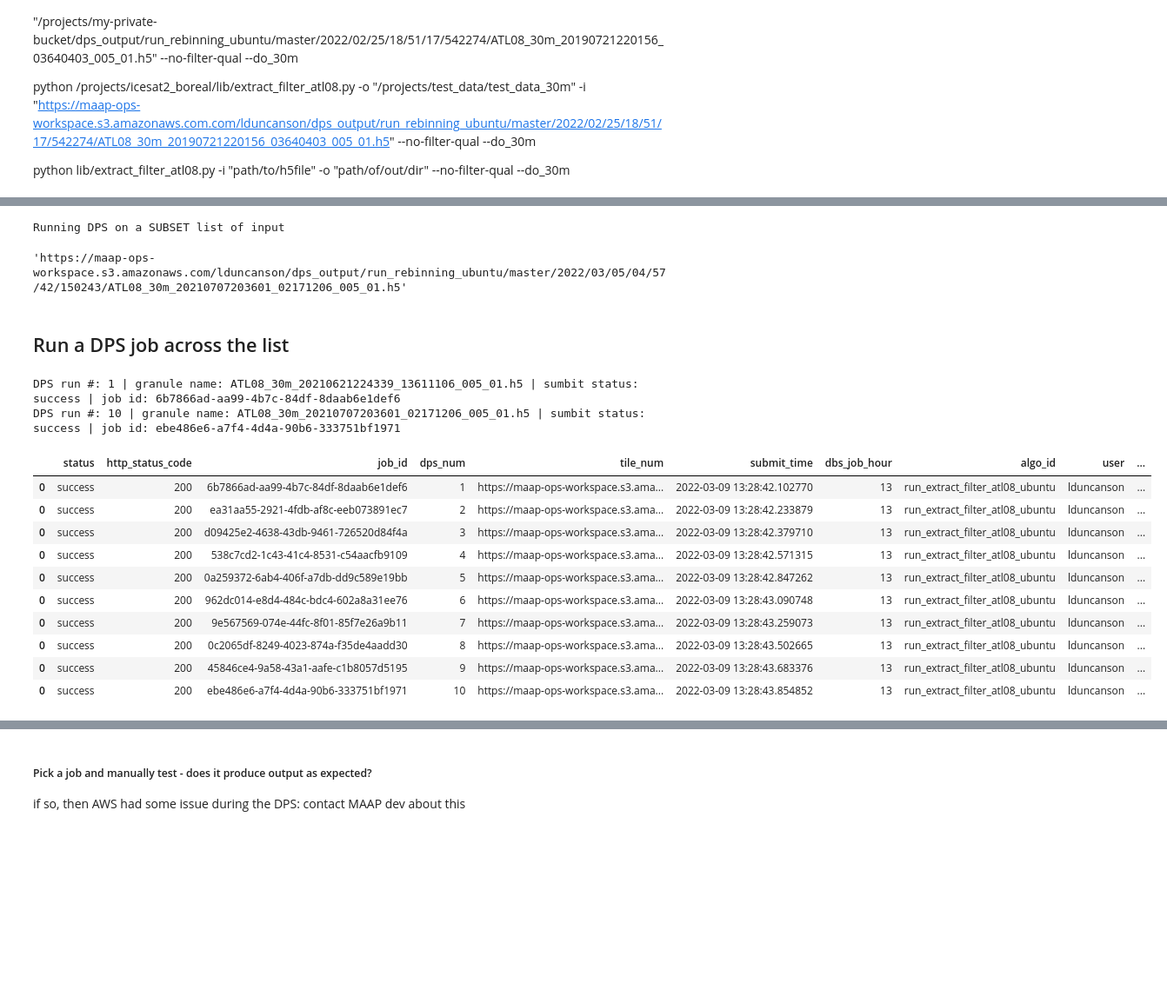
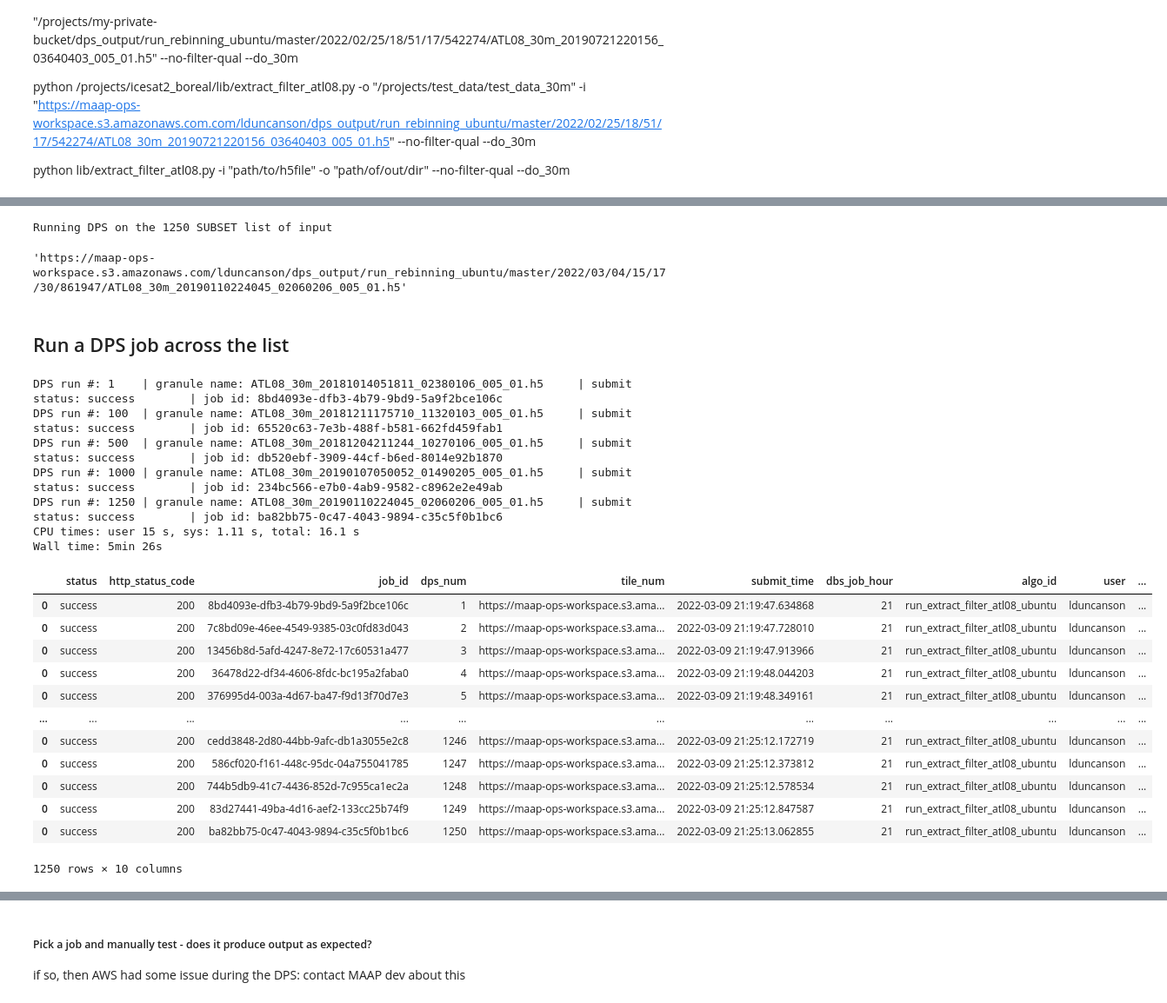
Before and after one commit to lauraduncanson/icesat2_boreal, a Jupyter notebook: dps/alg_2-3/DPS_extract.ipynb, the cells around one changed output, grey strips where cells are left out. Shown: that part at 87% size. Drawn from its saved outputs; the diff is of its cells as text; code cells hidden in the pictures; blank space fills up the shorter version.

Commit message:
DPS prep with build command update

```diff
--- a/dps/alg_2-3/DPS_extract.ipynb
+++ b/dps/alg_2-3/DPS_extract.ipynb
@@ -49,13 +73,0 @@ Wall time: 1min 32s
-# %%
-grans = [os.path.split(i)[-1].replace('.h5','') for i in atl0830m_h5_path_df.maap_path.to_list()]
-ATL08_h5_GRANULE_df = pd.DataFrame({'h5_path': ATL08_h5_GRANULE_LIST, 'granule_name': grans})
-
-csvs  = [os.path.split(i)[-1].replace('_30m.csv','') for i in atl0830m_csv_path_df.maap_path.to_list()]
-ATL08_csv_GRANULE_df = pd.DataFrame({'csv_path': ATL08_csv_GRANULE_LIST, 'granule_name': csvs})
-
-z = ATL08_h5_GRANULE_df.merge(ATL08_csv_GRANULE_df, how='left', on='granule_name')
-
-#print(z[z.csv_path.isnull()])
-
-INPUT_ATL08_GRANULE_LIST = z[z.csv_path.isnull()].h5_path.to_list()
-len(INPUT_ATL08_GRANULE_LIST)
@@ -64,70 +74,84 @@ len(INPUT_ATL08_GRANULE_LIST)
 # %%
-TEST_DPS  = True
+TEST_DPS  = False
 
 if TEST_DPS:
     print('Running DPS on a SUBSET list of input')
-    DPS_INPUT_ATL08_GRANULE_LIST = INPUT_ATL08_GRANULE_LIST[-10:]
+    DPS_INPUT_ATL08_GRANULE_LIST = INPUT_ATL08_GRANULE_LIST[-100:]
 else:
-    print('Running DPS on the FULL list of input')
-    DPS_INPUT_ATL08_GRANULE_LIST = INPUT_ATL08_GRANULE_LIST
+    LIST_SIZE = 1250
+    print(f'Running DPS on the {LIST_SIZE} SUBSET list of input')
+    DPS_INPUT_ATL08_GRANULE_LIST = INPUT_ATL08_GRANULE_LIST[0:LIST_SIZE]
 
 DPS_INPUT_ATL08_GRANULE_LIST[-1]
 # %% [output]
-Running DPS on a SUBSET list of input
+Running DPS on the 1250 SUBSET list of input
-'https://maap-ops-workspace.s3.amazonaws.com/lduncanson/dps_output/run_rebinning_ubuntu/master/2022/03/05/04/57/42/150243/ATL08_30m_20210707203601_02171206_005_01.h5'
+'https://maap-ops-workspace.s3.amazonaws.com/lduncanson/dps_output/run_rebinning_ubuntu/master/2022/03/04/15/17/30/861947/ATL08_30m_20190110224045_02060206_005_01.h5'
 # %% [markdown]
 ## Run a DPS job across the list
 # %%
-job_results_list = []
+%%time
+submit_results_df_list = []
+len_input_list = len(DPS_INPUT_ATL08_GRANULE_LIST)
 
 for i, INPUT_ATL08_GRANULE in enumerate(DPS_INPUT_ATL08_GRANULE_LIST):
 
     DPS_num = i+1
     IDENTIFIER = 'run_extract_filter_atl08'
     ALGO_ID = f'{IDENTIFIER}_ubuntu'
     USER = 'lduncanson'
     WORKER_TYPE = 'maap-dps-worker-8gb'
 
     in_param_dict = {
                         'input_file': INPUT_ATL08_GRANULE
                     }
 
     submit_result = maap.submitJob(
             identifier=IDENTIFIER,
             algo_id=ALGO_ID,
             version='master',
             username=USER, # username needs to be the same as whoever created the workspace
             queue=WORKER_TYPE,
             **in_param_dict
         )
 
     # Build a dataframe of submission details
     submit_result['dps_num'] = DPS_num
     submit_result['tile_num'] = INPUT_ATL08_GRANULE
     submit_result['submit_time'] = datetime.datetime.now()
-    submit_result['dbs_job_hour'] =datetime.datetime.now().hour
+    submit_result['dbs_job_hour'] = datetime.datetime.now().hour
     submit_result['algo_id'] = ALGO_ID
     submit_result['user'] = USER
     submit_result['worker_type'] = WORKER_TYPE
-    job_results_list.append(pd.DataFrame([submit_result]))
 
-    if DPS_num in [1, 100, 500, 1000, 3000, 5000, 7000, 9000, 11000, 13000, 15000, 17000, 19000, 21000, 24000, len(DPS_INPUT_ATL08_GRANULE_LIST)]:
-        print(f"DPS run #: {DPS_num} | granule name: {os.path.basename(INPUT_ATL08_GRANULE)} | sumbit status: {submit_result['status']} | job id: {submit_result['job_id']}")
-        #print(submit_result)
+    # Append to a list of data frames of submission results
+    submit_results_df_list.append(pd.DataFrame([submit_result]))
 
-job_results_df = pd.concat(job_results_list)
-job_results_df
+    if DPS_num in [1, 100, 500, 1000, 1500, 2000, 3000, 5000, 7000, 9000, 11000, 13000, 15000, 17000, 19000, 21000, 24000, len_input_list]:
+        print(f"DPS run #: {DPS_num}\t| granule name: {os.path.basename(INPUT_ATL08_GRANULE)}\t| submit status: {submit_result['status']}\t| job id: {submit_result['job_id']}")
+
+# Build a final submission results df and save
+submit_results_df = pd.concat(submit_results_df_list)
+nowtime = pd.Timestamp.now().strftime('%Y%m%d%H%M')
+submit_results_df.to_csv(f'/projects/my-public-bucket/DPS_{IDENTIFIER}_submission_results_{len_input_list}_{nowtime}.csv')
+submit_results_df
 # %% [output]
-DPS run #: 1 | granule name: ATL08_30m_20210621224339_13611106_005_01.h5 | sumbit status: success | job id: 6b7866ad-aa99-4b7c-84df-8daab6e1def6
-DPS run #: 10 | granule name: ATL08_30m_20210707203601_02171206_005_01.h5 | sumbit status: success | job id: ebe486e6-a7f4-4d4a-90b6-333751bf1971
+DPS run #: 1    | granule name: ATL08_30m_20181014051811_02380106_005_01.h5     | submit status: success        | job id: 8bd4093e-dfb3-4b79-9bd9-5a9f2bce106c
+DPS run #: 100  | granule name: ATL08_30m_20181211175710_11320103_005_01.h5     | submit status: success        | job id: 65520c63-7e3b-488f-b581-662fd459fab1
+DPS run #: 500  | granule name: ATL08_30m_20181204211244_10270106_005_01.h5     | submit status: success        | job id: db520ebf-3909-44cf-b6ed-8014e92b1870
+DPS run #: 1000 | granule name: ATL08_30m_20190107050052_01490205_005_01.h5     | submit status: success        | job id: 234bc566-e7b0-4ab9-9582-c8962e2e49ab
+DPS run #: 1250 | granule name: ATL08_30m_20190110224045_02060206_005_01.h5     | submit status: success        | job id: ba82bb75-0c47-4043-9894-c35c5f0b1bc6
+CPU times: user 15 s, sys: 1.11 s, total: 16.1 s
+Wall time: 5min 26s
 |  | status | http_status_code | job_id | dps_num | tile_num | submit_time | dbs_job_hour | algo_id | user | ... |
-| 0 | success | 200 | 6b7866ad-aa99-4b7c-84df-8daab6e1def6 | 1 | https://maap-ops-workspace.s3.ama... | 2022-03-09 13:28:42.102770 | 13 | run_extract_filter_atl08_ubuntu | lduncanson | ... |
-| 0 | success | 200 | ea31aa55-2921-4fdb-af8c-eeb073891ec7 | 2 | https://maap-ops-workspace.s3.ama... | 2022-03-09 13:28:42.233879 | 13 | run_extract_filter_atl08_ubuntu | lduncanson | ... |
-| 0 | success | 200 | d09425e2-4638-43db-9461-726520d84f4a | 3 | https://maap-ops-workspace.s3.ama... | 2022-03-09 13:28:42.379710 | 13 | run_extract_filter_atl08_ubuntu | lduncanson | ... |
-| 0 | success | 200 | 538c7cd2-1c43-41c4-8531-c54aacfb9109 | 4 | https://maap-ops-workspace.s3.ama... | 2022-03-09 13:28:42.571315 | 13 | run_extract_filter_atl08_ubuntu | lduncanson | ... |
-| 0 | success | 200 | 0a259372-6ab4-406f-a7db-dd9c589e19bb | 5 | https://maap-ops-workspace.s3.ama... | 2022-03-09 13:28:42.847262 | 13 | run_extract_filter_atl08_ubuntu | lduncanson | ... |
-| 0 | success | 200 | 962dc014-e8d4-484c-bdc4-602a8a31ee76 | 6 | https://maap-ops-workspace.s3.ama... | 2022-03-09 13:28:43.090748 | 13 | run_extract_filter_atl08_ubuntu | lduncanson | ... |
-| 0 | success | 200 | 9e567569-074e-44fc-8f01-85f7e26a9b11 | 7 | https://maap-ops-workspace.s3.ama... | 2022-03-09 13:28:43.259073 | 13 | run_extract_filter_atl08_ubuntu | lduncanson | ... |
-| 0 | success | 200 | 0c2065df-8249-4023-874a-f35de4aadd30 | 8 | https://maap-ops-workspace.s3.ama... | 2022-03-09 13:28:43.502665 | 13 | run_extract_filter_atl08_ubuntu | lduncanson | ... |
-| 0 | success | 200 | 45846ce4-9a58-43a1-aafe-c1b8057d5195 | 9 | https://maap-ops-workspace.s3.ama... | 2022-03-09 13:28:43.683376 | 13 | run_extract_filter_atl08_ubuntu | lduncanson | ... |
-| 0 | success | 200 | ebe486e6-a7f4-4d4a-90b6-333751bf1971 | 10 | https://maap-ops-workspace.s3.ama... | 2022-03-09 13:28:43.854852 | 13 | run_extract_filter_atl08_ubuntu | lduncanson | ... |
+| 0 | success | 200 | 8bd4093e-dfb3-4b79-9bd9-5a9f2bce106c | 1 | https://maap-ops-workspace.s3.ama... | 2022-03-09 21:19:47.634868 | 21 | run_extract_filter_atl08_ubuntu | lduncanson | ... |
+| 0 | success | 200 | 7c8bd09e-46ee-4549-9385-03c0fd83d043 | 2 | https://maap-ops-workspace.s3.ama... | 2022-03-09 21:19:47.728010 | 21 | run_extract_filter_atl08_ubuntu | lduncanson | ... |
+| 0 | success | 200 | 13456b8d-5afd-4247-8e72-17c60531a477 | 3 | https://maap-ops-workspace.s3.ama... | 2022-03-09 21:19:47.913966 | 21 | run_extract_filter_atl08_ubuntu | lduncanson | ... |
+| 0 | success | 200 | 36478d22-df34-4606-8fdc-bc195a2faba0 | 4 | https://maap-ops-workspace.s3.ama... | 2022-03-09 21:19:48.044203 | 21 | run_extract_filter_atl08_ubuntu | lduncanson | ... |
+| 0 | success | 200 | 376995d4-003a-4d67-ba47-f9d13f70d7e3 | 5 | https://maap-ops-workspace.s3.ama... | 2022-03-09 21:19:48.349161 | 21 | run_extract_filter_atl08_ubuntu | lduncanson | ... |
+| ... | ... | ... | ... | ... | ... | ... | ... | ... | ... | ... |
+| 0 | success | 200 | cedd3848-2d80-44bb-9afc-db1a3055e2c8 | 1246 | https://maap-ops-workspace.s3.ama... | 2022-03-09 21:25:12.172719 | 21 | run_extract_filter_atl08_ubuntu | lduncanson | ... |
+| 0 | success | 200 | 586cf020-f161-448c-95dc-04a755041785 | 1247 | https://maap-ops-workspace.s3.ama... | 2022-03-09 21:25:12.373812 | 21 | run_extract_filter_atl08_ubuntu | lduncanson | ... |
+| 0 | success | 200 | 744b5db9-41c7-4436-852d-7c955ca1ec2a | 1248 | https://maap-ops-workspace.s3.ama... | 2022-03-09 21:25:12.578534 | 21 | run_extract_filter_atl08_ubuntu | lduncanson | ... |
+| 0 | success | 200 | 83d27441-49ba-4d16-aef2-133cc25b74f9 | 1249 | https://maap-ops-workspace.s3.ama... | 2022-03-09 21:25:12.847587 | 21 | run_extract_filter_atl08_ubuntu | lduncanson | ... |
+| 0 | success | 200 | ba82bb75-0c47-4043-9894-c35c5f0b1bc6 | 1250 | https://maap-ops-workspace.s3.ama... | 2022-03-09 21:25:13.062855 | 21 | run_extract_filter_atl08_ubuntu | lduncanson | ... |
+1250 rows × 10 columns
```
Also changed, not shown: parts of 27 cells of this notebook, 5 other files.
